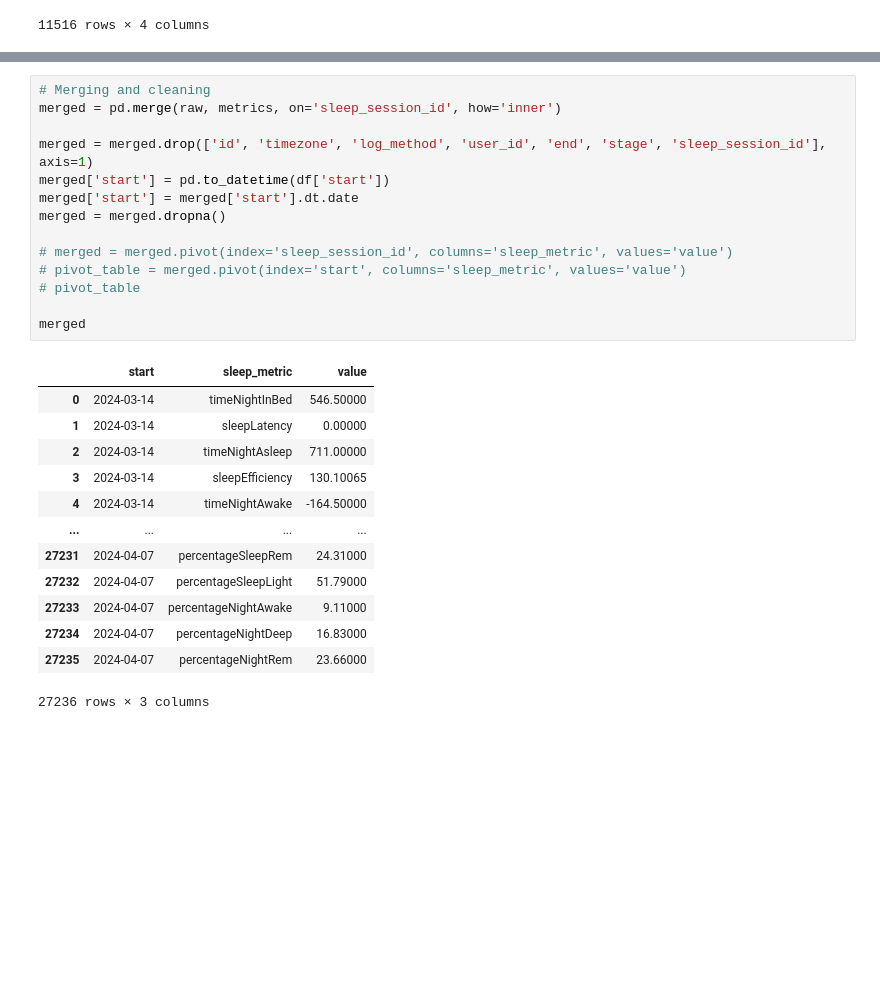
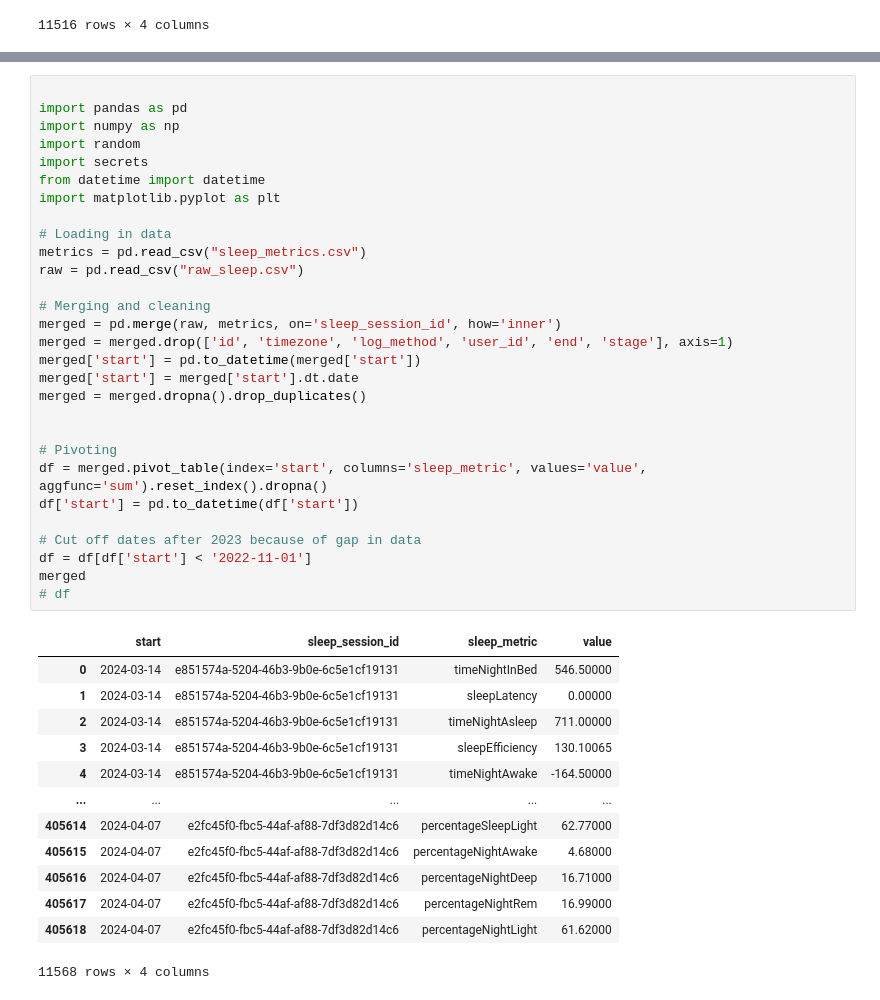
Before and after one commit to elkinal/health, a Jupyter notebook: data/parsing.ipynb, the cells around one changed output, grey strips where cells are left out. Cells and saved outputs as stored; diff of their text form; blank space fills up the shorter version.

```diff
--- a/data/parsing.ipynb
+++ b/data/parsing.ipynb
@@ -157,29 +168,44 @@ raw
 # %%
+
+import pandas as pd
+import numpy as np
+import random
+import secrets
+from datetime import datetime
+import matplotlib.pyplot as plt
+
+# Loading in data
+metrics = pd.read_csv("sleep_metrics.csv")
+raw = pd.read_csv("raw_sleep.csv")
+
 # Merging and cleaning
 merged = pd.merge(raw, metrics, on='sleep_session_id', how='inner')
+merged = merged.drop(['id', 'timezone', 'log_method', 'user_id', 'end', 'stage'], axis=1)
+merged['start'] = pd.to_datetime(merged['start'])
+merged['start'] = merged['start'].dt.date
+merged = merged.dropna().drop_duplicates()
 
-merged = merged.drop(['id', 'timezone', 'log_method', 'user_id', 'end', 'stage', 'sleep_session_id'], axis=1)
-merged['start'] = pd.to_datetime(df['start'])
-merged['start'] = merged['start'].dt.date
-merged = merged.dropna()
 
-# merged = merged.pivot(index='sleep_session_id', columns='sleep_metric', values='value')
-# pivot_table = merged.pivot(index='start', columns='sleep_metric', values='value')
-# pivot_table
+# Pivoting
+df = merged.pivot_table(index='start', columns='sleep_metric', values='value', aggfunc='sum').reset_index().dropna()
+df['start'] = pd.to_datetime(df['start'])
 
+# Cut off dates after 2023 because of gap in data
+df = df[df['start'] < '2022-11-01']
 merged
+# df
 # %% [output]
-|  | start | sleep_metric | value |
-| 0 | 2024-03-14 | timeNightInBed | 546.50000 |
-| 1 | 2024-03-14 | sleepLatency | 0.00000 |
-| 2 | 2024-03-14 | timeNightAsleep | 711.00000 |
-| 3 | 2024-03-14 | sleepEfficiency | 130.10065 |
-| 4 | 2024-03-14 | timeNightAwake | -164.50000 |
-| ... | ... | ... | ... |
-| 27231 | 2024-04-07 | percentageSleepRem | 24.31000 |
-| 27232 | 2024-04-07 | percentageSleepLight | 51.79000 |
-| 27233 | 2024-04-07 | percentageNightAwake | 9.11000 |
-| 27234 | 2024-04-07 | percentageNightDeep | 16.83000 |
-| 27235 | 2024-04-07 | percentageNightRem | 23.66000 |
+|  | start | sleep_session_id | sleep_metric | value |
+| 0 | 2024-03-14 | e851574a-5204-46b3-9b0e-6c5e1cf19131 | timeNightInBed | 546.50000 |
+| 1 | 2024-03-14 | e851574a-5204-46b3-9b0e-6c5e1cf19131 | sleepLatency | 0.00000 |
+| 2 | 2024-03-14 | e851574a-5204-46b3-9b0e-6c5e1cf19131 | timeNightAsleep | 711.00000 |
+| 3 | 2024-03-14 | e851574a-5204-46b3-9b0e-6c5e1cf19131 | sleepEfficiency | 130.10065 |
+| 4 | 2024-03-14 | e851574a-5204-46b3-9b0e-6c5e1cf19131 | timeNightAwake | -164.50000 |
+| ... | ... | ... | ... | ... |
+| 405614 | 2024-04-07 | e2fc45f0-fbc5-44af-af88-7df3d82d14c6 | percentageSleepLight | 62.77000 |
+| 405615 | 2024-04-07 | e2fc45f0-fbc5-44af-af88-7df3d82d14c6 | percentageNightAwake | 4.68000 |
+| 405616 | 2024-04-07 | e2fc45f0-fbc5-44af-af88-7df3d82d14c6 | percentageNightDeep | 16.71000 |
+| 405617 | 2024-04-07 | e2fc45f0-fbc5-44af-af88-7df3d82d14c6 | percentageNightRem | 16.99000 |
+| 405618 | 2024-04-07 | e2fc45f0-fbc5-44af-af88-7df3d82d14c6 | percentageNightLight | 61.62000 |
-27236 rows × 3 columns
+11568 rows × 4 columns
 # %%
```
Also changed, not shown: parts of 5 cells of this notebook.
